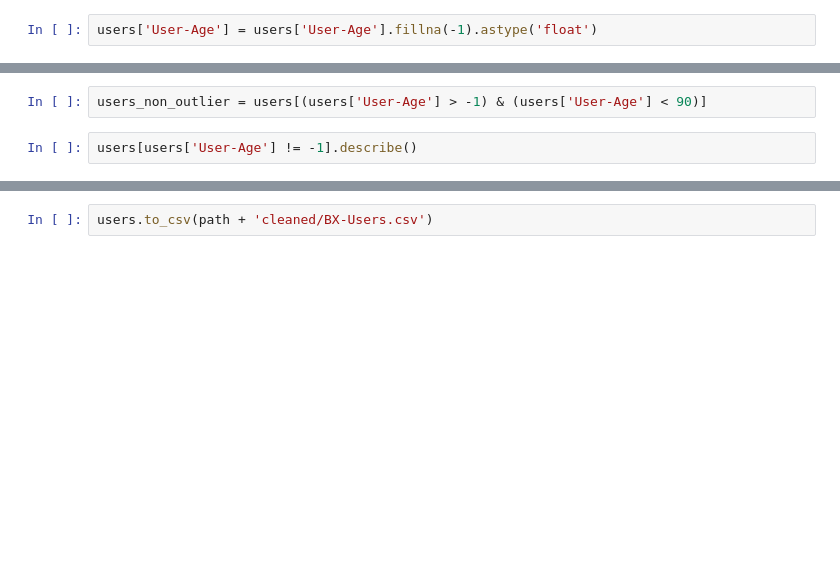
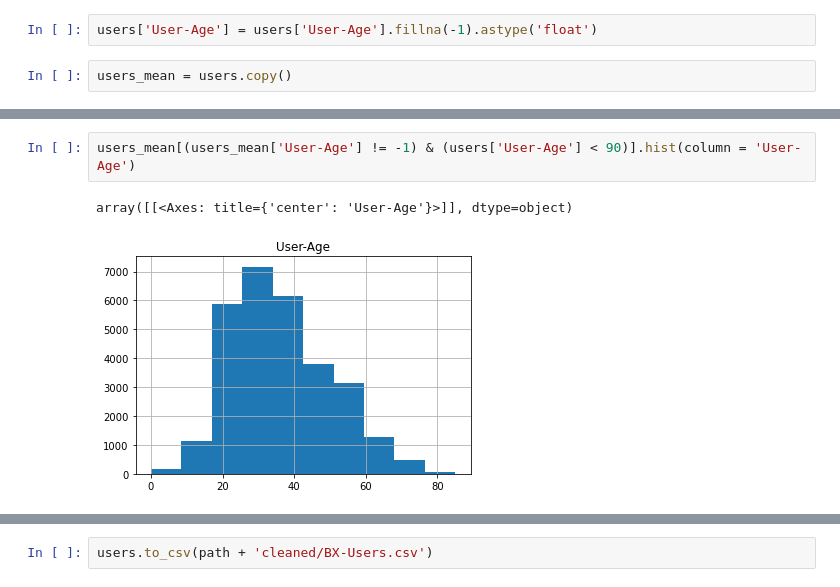
Before and after one commit to caseynator123/EDP_assigment2, a Jupyter notebook: preprocessing/preprocessing_user.ipynb, the cells around one changed output, grey strips where cells are left out. Drawn from its saved outputs; the diff is of its cells as text; blank space fills up the shorter version.

```diff
--- a/preprocessing/preprocessing_user.ipynb
+++ b/preprocessing/preprocessing_user.ipynb
@@ -250,2 +292,4 @@ Impute age based on mean of country the user is from
 # %%
 users['User-Age'] = users['User-Age'].fillna(-1).astype('float')
+# %%
+users_mean = users.copy()
@@ -252,5 +346,6 @@ users['User-Age'] = users['User-Age'].fillna(-1).astype('float')
 # %%
-users_non_outlier = users[(users['User-Age'] > -1) & (users['User-Age'] < 90)]
+users_mean[(users_mean['User-Age'] != -1) & (users['User-Age'] < 90)].hist(column = 'User-Age')
+# %% [output]
+array([[<Axes: title={'center': 'User-Age'}>]], dtype=object)
+[figure, added]
-# %%
-users[users['User-Age'] != -1].describe()
 # %%
```
Also changed, not shown: parts of 29 cells of this notebook, 1 other file.
